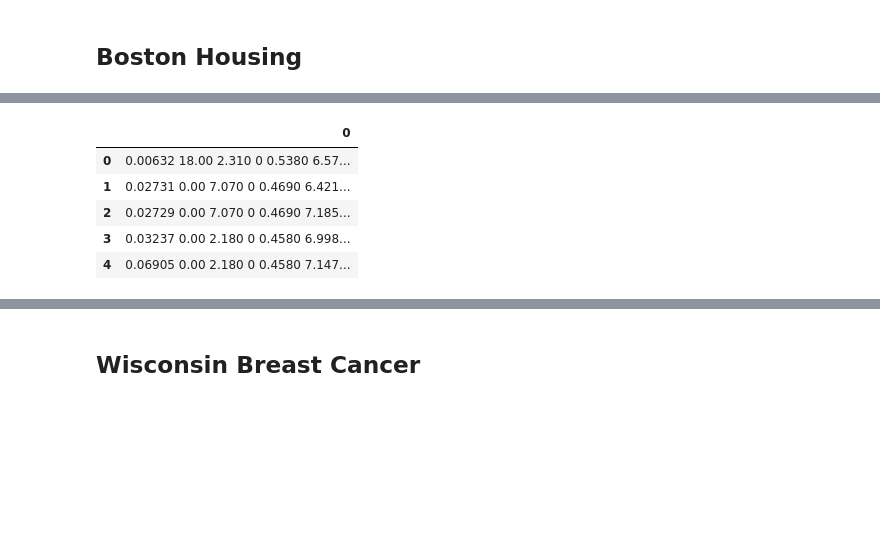
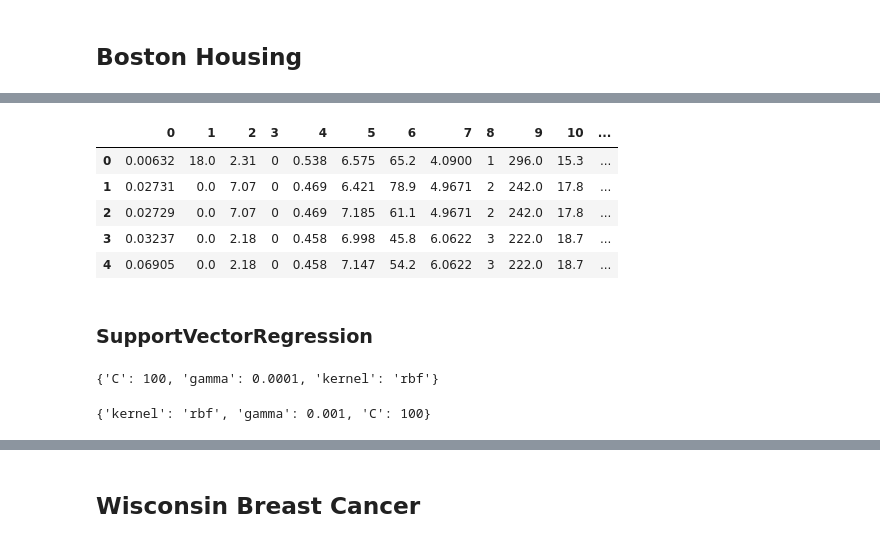
Before and after one commit to brasilnike/Teme-Introducere-in-Data-Science, a Jupyter notebook: Tema5 - IDS/Homework Progress/Tema5_IDS.ipynb, the cells around one changed output, grey strips where cells are left out. Drawn from its saved outputs; the diff is of its cells as text; code cells hidden in the pictures; blank space fills up the shorter version.

```diff
--- a/Tema5 - IDS/Homework Progress/Tema5_IDS.ipynb
+++ b/Tema5 - IDS/Homework Progress/Tema5_IDS.ipynb
@@ -427,10 +441,10 @@ CPU_model_df.head(n=10)
 # %%
-BH_data = pd.read_csv("data/housing.data", delimiter = "\t", header = None)
+BH_data = pd.read_csv("data/housing.data", delimiter = r'\s+', header = None)
 BH_data.head()
 # %% [output]
-|  | 0 |
-| 0 | 0.00632 18.00 2.310 0 0.5380 6.57... |
-| 1 | 0.02731 0.00 7.070 0 0.4690 6.421... |
-| 2 | 0.02729 0.00 7.070 0 0.4690 7.185... |
-| 3 | 0.03237 0.00 2.180 0 0.4580 6.998... |
-| 4 | 0.06905 0.00 2.180 0 0.4580 7.147... |
+|  | 0 | 1 | 2 | 3 | 4 | 5 | 6 | 7 | 8 | 9 | 10 | ... |
+| 0 | 0.00632 | 18.0 | 2.31 | 0 | 0.538 | 6.575 | 65.2 | 4.0900 | 1 | 296.0 | 15.3 | ... |
+| 1 | 0.02731 | 0.0 | 7.07 | 0 | 0.469 | 6.421 | 78.9 | 4.9671 | 2 | 242.0 | 17.8 | ... |
+| 2 | 0.02729 | 0.0 | 7.07 | 0 | 0.469 | 7.185 | 61.1 | 4.9671 | 2 | 242.0 | 17.8 | ... |
+| 3 | 0.03237 | 0.0 | 2.18 | 0 | 0.458 | 6.998 | 45.8 | 6.0622 | 3 | 222.0 | 18.7 | ... |
+| 4 | 0.06905 | 0.0 | 2.18 | 0 | 0.458 | 7.147 | 54.2 | 6.0622 | 3 | 222.0 | 18.7 | ... |
@@ -436,0 +454,2 @@ BH_data.head()
+# %% [markdown]
+### SupportVectorRegression
@@ -436,0 +461,7 @@ BH_data.head()
+# %%
+grid_search = GridSearchCV(estimator=regression, param_grid=parameter_grid, cv=5, scoring='neg_mean_squared_error')
+grid_search.fit(housing_X, housing_y)
+best_parameters = grid_search.best_params_
+print(best_parameters)
+# %% [output]
+{'C': 100, 'gamma': 0.0001, 'kernel': 'rbf'}
@@ -436,0 +472,7 @@ BH_data.head()
+# %%
+random_search = RandomizedSearchCV(estimator=regression, param_distributions=parameter_grid, cv=5, scoring='neg_mean_squared_error')
+random_search.fit(housing_X, housing_y)
+best_parameters = random_search.best_params_
+print(best_parameters)
+# %% [output]
+{'kernel': 'rbf', 'gamma': 0.001, 'C': 100}
```
Also changed, not shown: parts of 51 cells of this notebook, 2 other files.
